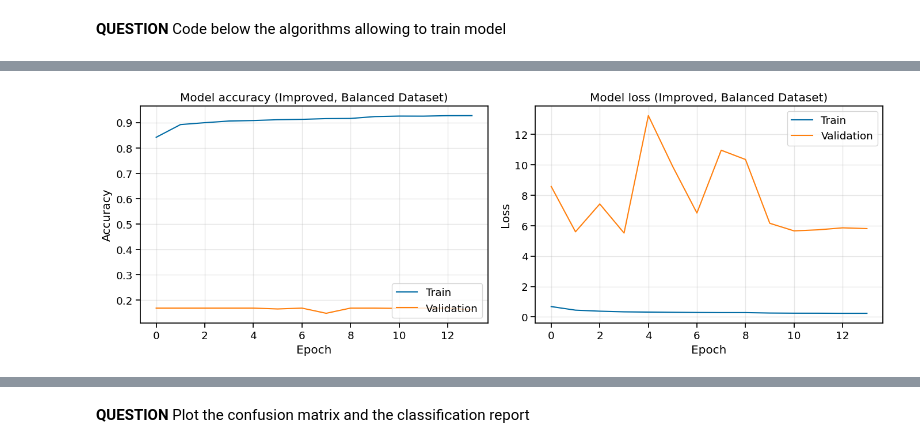
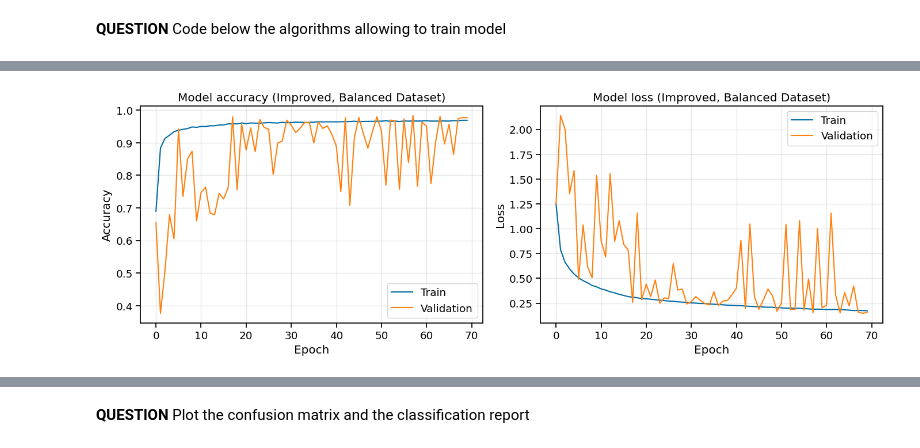
Before and after one commit to Tichow/TP_IA_embarquee, a Jupyter notebook: neural_network/TP_IA_EMBARQUEE.ipynb, the cells around one changed output, grey strips where cells are left out. Saved outputs shown, nothing was run; the diff lists cells and outputs as text; code cells hidden in the pictures.

```diff
--- a/neural_network/TP_IA_EMBARQUEE.ipynb
+++ b/neural_network/TP_IA_EMBARQUEE.ipynb
@@ -589,7 +607,7 @@ Model: "sequential_1"
 # Define callbacks for training
 early_stopping = EarlyStopping(
     monitor='val_loss',
-    patience=10,
+    patience=20,
     restore_best_weights=True,
     verbose=1
 )
@@ -597,16 +615,16 @@ early_stopping = EarlyStopping(
 reduce_lr = ReduceLROnPlateau(
     monitor='val_loss',
     factor=0.5,
-    patience=5,
-    min_lr=0.0001,
+    patience=10,
+    min_lr=0.00001,
     verbose=1
 )
 
 # Train the model without balancing
 history = improved_model.fit(
-    X_train_imb, y_train_imb,  # Using the imbalanced dataset
-    epochs=30,
-    batch_size=64,
+    X_train, y_train,
+    epochs=70,
+    batch_size=100,
     validation_split=0.2,
     callbacks=[early_stopping, reduce_lr],
     verbose=1
@@ -1001,7 +1014,7 @@ Model: "sequential_3"
 # Define callbacks for training
 early_stopping = EarlyStopping(
     monitor='val_loss',
-    patience=10,
+    patience=20,
     restore_best_weights=True,
     verbose=1
 )
@@ -1009,16 +1022,16 @@ early_stopping = EarlyStopping(
 reduce_lr = ReduceLROnPlateau(
     monitor='val_loss',
     factor=0.5,
-    patience=5,
-    min_lr=0.0001,
+    patience=10,
+    min_lr=0.00001,
     verbose=1
 )
 
-# Train the model with balanced dataset
-balanced_history = balanced_improved_model.fit(
-    X_train, y_train,  # Using the balanced dataset
-    epochs=30,
-    batch_size=64,
+# Train the model with balanced data
+balanced_history = balanced_model.fit(
+    X_train, y_train,
+    epochs=70,
+    batch_size=100,
     validation_split=0.2,
     callbacks=[early_stopping, reduce_lr],
     verbose=1
@@ -1051,7 +1064,7 @@ plt.tight_layout()
 plt.show()
 
 # Evaluate the model on the imbalanced test set (to match real-world conditions)
-test_loss, test_acc = balanced_improved_model.evaluate(X_test, y_test, verbose=0)
+test_loss, test_acc = balanced_model.evaluate(X_test, y_test, verbose=0)
 print(f"Test accuracy: {test_acc:.4f}")
 print(f"Test loss: {test_loss:.4f}")
 # %% [output]
@@ -1075 +1088 @@ Restoring model weights from the end of the best epoch: 4.
-[figure, old version]
+[figure, new version]
```
Also changed, not shown: parts of 11 cells of this notebook.
